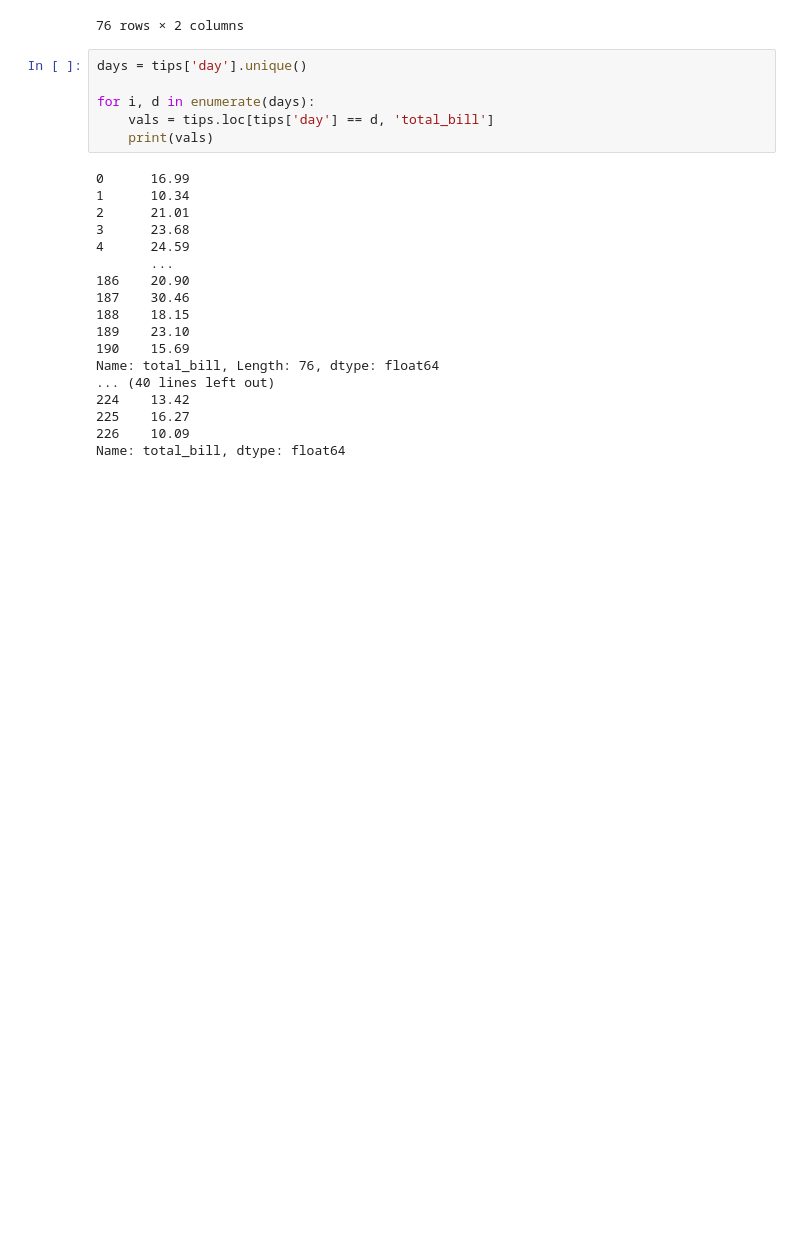
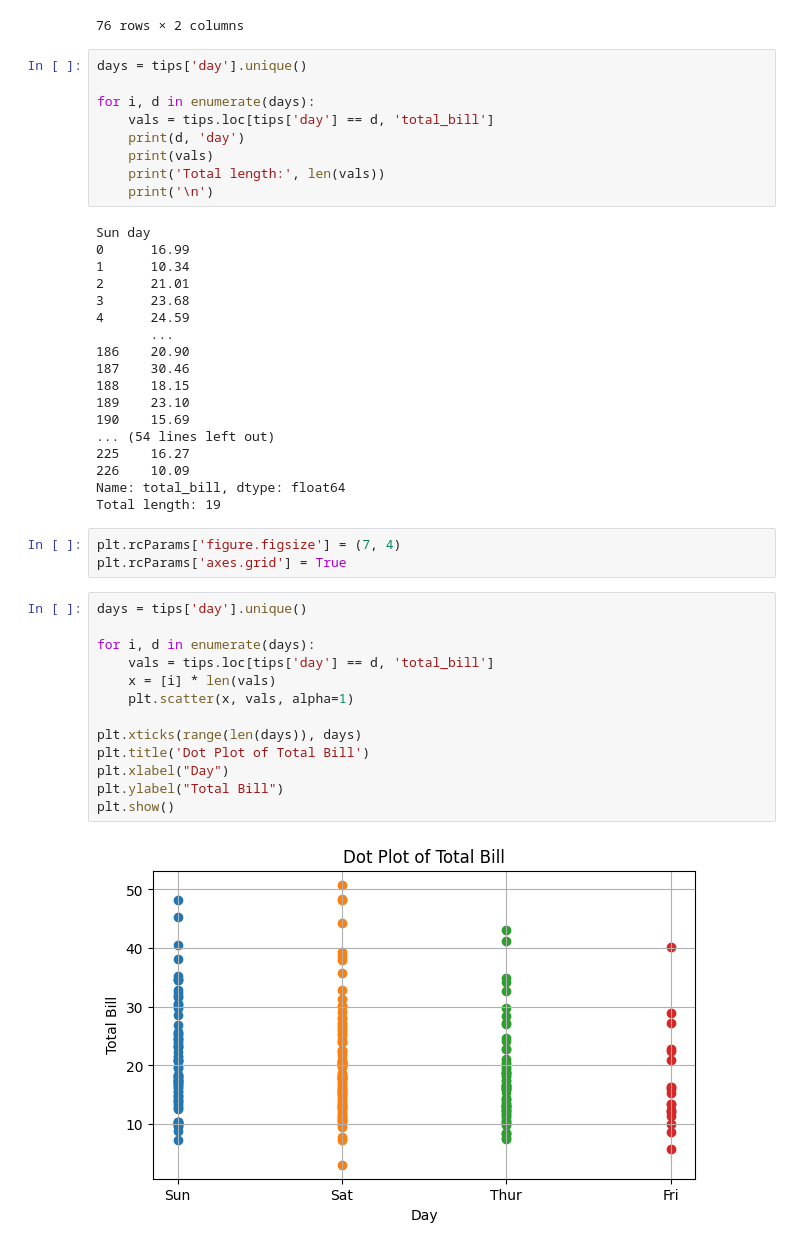
Before and after one commit to Musfique-Ahmed/DataViz-Lab, a Jupyter notebook: CT/ct_1_prep.ipynb, the cells around one changed output. Saved outputs shown, nothing was run; the diff lists cells and outputs as text; blank space fills up the shorter version.

```diff
--- a/CT/ct_1_prep.ipynb
+++ b/CT/ct_1_prep.ipynb
@@ -175,8 +175,12 @@ days = tips['day'].unique()
 
 for i, d in enumerate(days):
     vals = tips.loc[tips['day'] == d, 'total_bill']
+    print(d, 'day')
     print(vals)
+    print('Total length:', len(vals))
+    print('\n')
 # %% [output]
+Sun day
 0      16.99
 1      10.34
 2      21.01
@@ -188,9 +192,26 @@ for i, d in enumerate(days):
 188    18.15
 189    23.10
 190    15.69
-Name: total_bill, Length: 76, dtype: float64
-... (40 lines left out)
-224    13.42
+... (54 lines left out)
 225    16.27
 226    10.09
 Name: total_bill, dtype: float64
+Total length: 19
+# %%
+plt.rcParams['figure.figsize'] = (7, 4)
+plt.rcParams['axes.grid'] = True
+# %%
+days = tips['day'].unique()
+
+for i, d in enumerate(days):
+    vals = tips.loc[tips['day'] == d, 'total_bill']
+    x = [i] * len(vals)
+    plt.scatter(x, vals, alpha=1)
+
+plt.xticks(range(len(days)), days)
+plt.title('Dot Plot of Total Bill')
+plt.xlabel("Day")
+plt.ylabel("Total Bill")
+plt.show()
+# %% [output]
+[figure, added]
```
Also changed, not shown: parts of 3 cells of this notebook, 1 other file.
